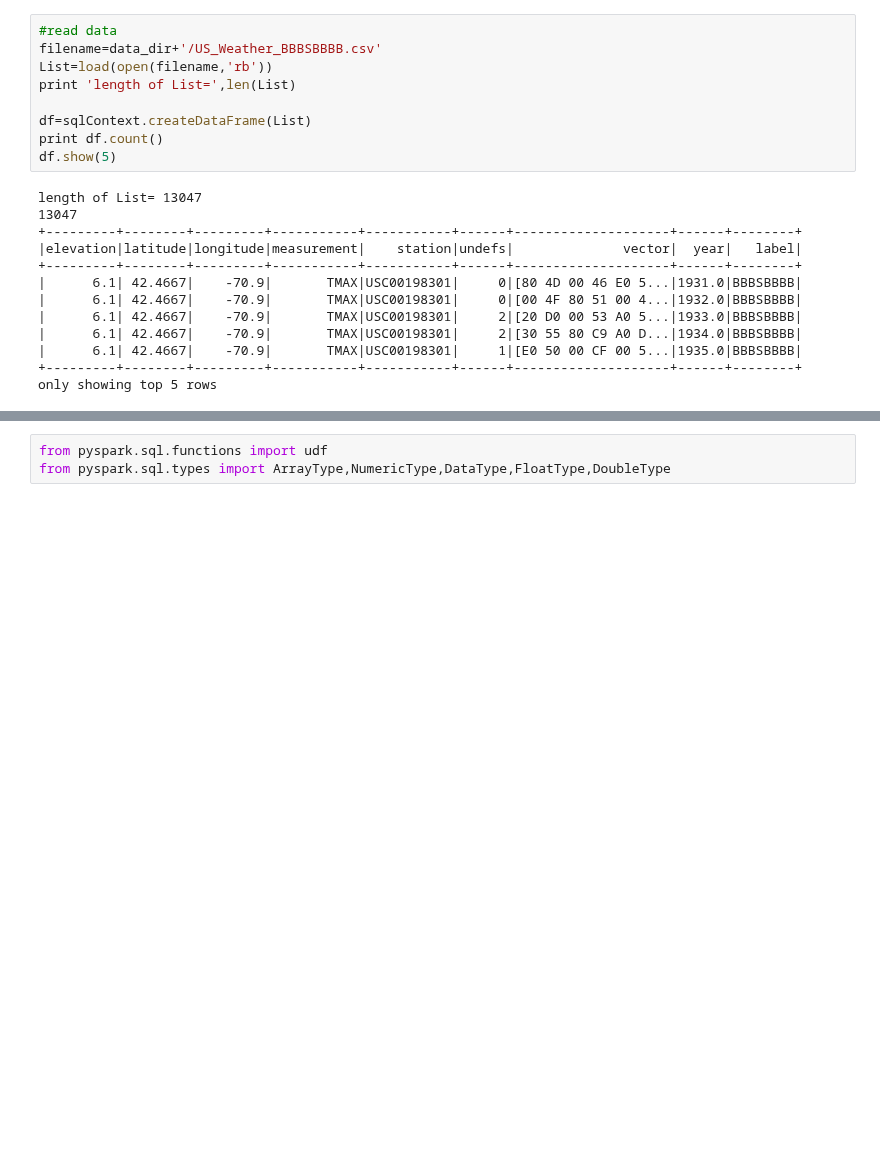
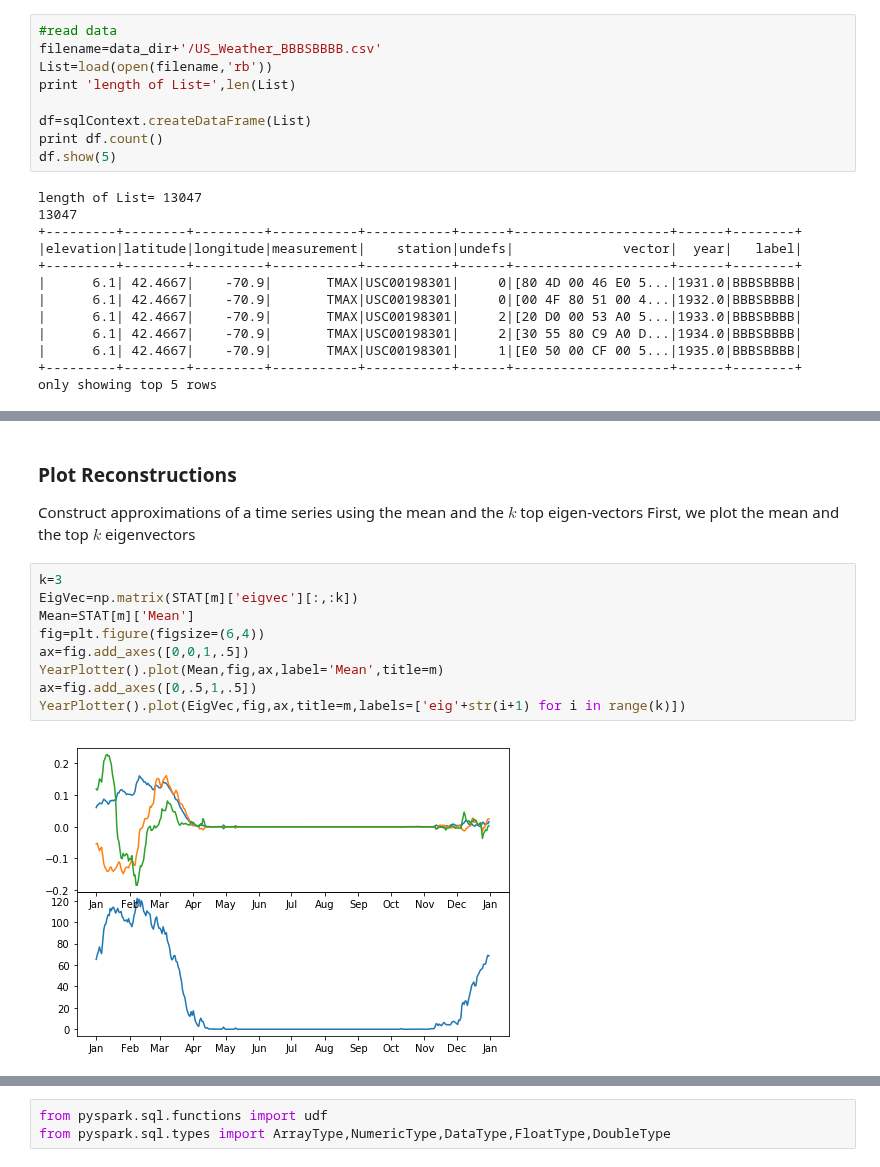
Before and after one commit to ucsd-edx/edX-Micro-Master-in-Data-Science, a Jupyter notebook: big-data-analytics-using-spark/notebooks/2.PCA/4.5 Weather Analysis - reconstruction.ipynb, the cells around one changed output, grey strips where cells are left out. Saved outputs shown, nothing was run; the diff lists cells and outputs as text; blank space fills up the shorter version.

```diff
--- a/big-data-analytics-using-spark/notebooks/2.PCA/4.5 Weather Analysis - reconstruction.ipynb
+++ b/big-data-analytics-using-spark/notebooks/2.PCA/4.5 Weather Analysis - reconstruction.ipynb
@@ -278,0 +118,16 @@ only showing top 5 rows
+# %% [markdown]
+### Plot Reconstructions
+
+Construct approximations of a time series using the mean and the $k$ top eigen-vectors
+First, we plot the mean and the top $k$ eigenvectors
+# %%
+k=3
+EigVec=np.matrix(STAT[m]['eigvec'][:,:k])
+Mean=STAT[m]['Mean']
+fig=plt.figure(figsize=(6,4))
+ax=fig.add_axes([0,0,1,.5])
+YearPlotter().plot(Mean,fig,ax,label='Mean',title=m)
+ax=fig.add_axes([0,.5,1,.5])
+YearPlotter().plot(EigVec,fig,ax,title=m,labels=['eig'+str(i+1) for i in range(k)])
+# %% [output]
+[figure, added]
```
Also changed, not shown: parts of 69 cells of this notebook, 4 other files.
